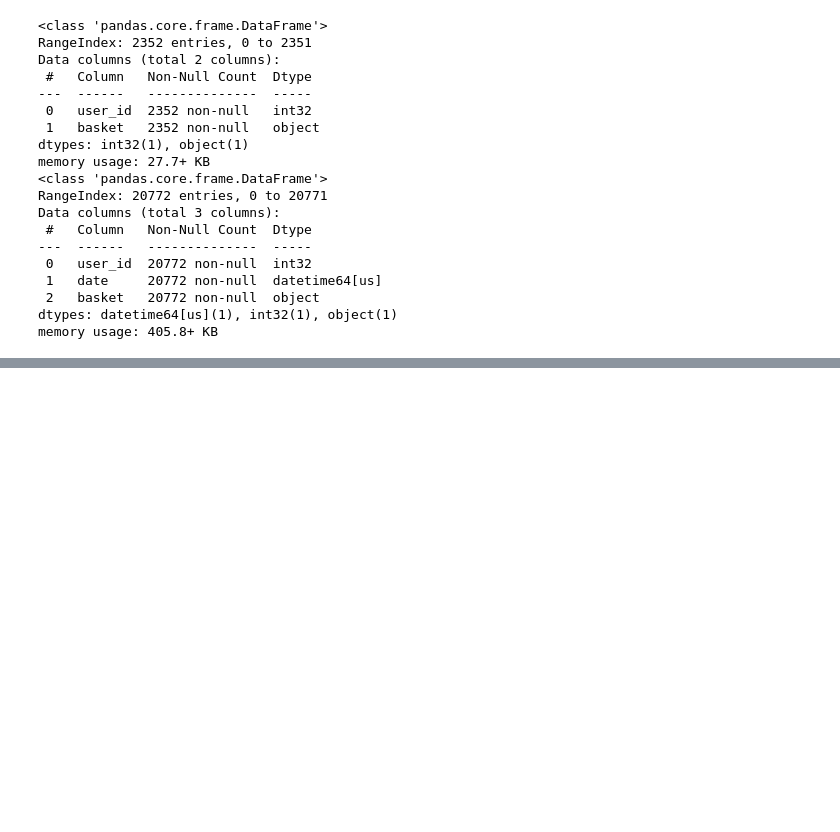
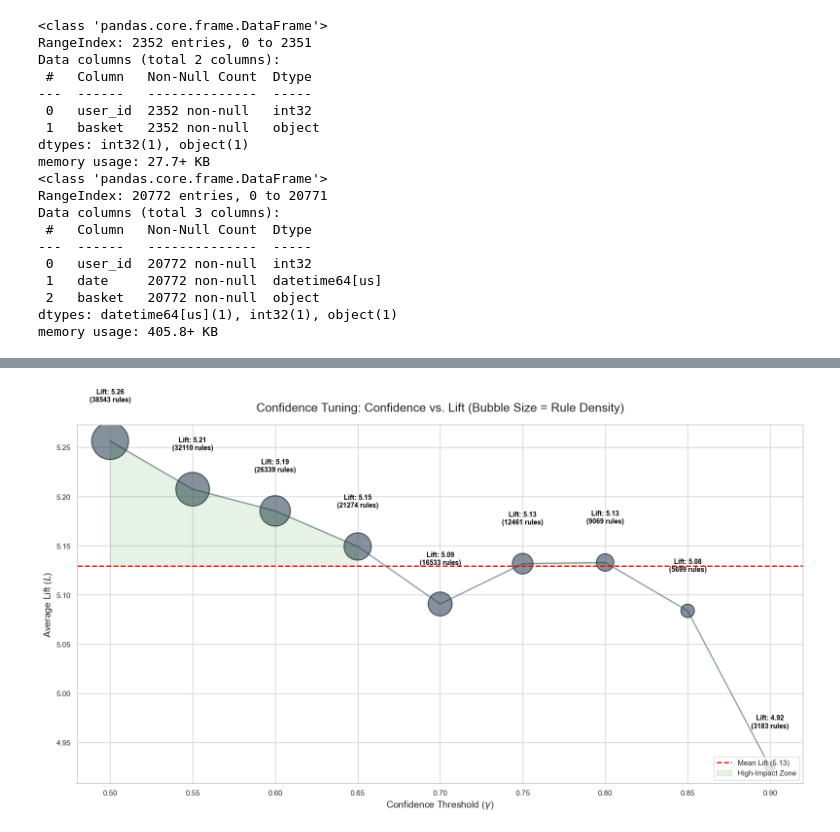
Before and after one commit to bhavik-knight/5580-dm-a3-association, a Jupyter notebook: code/02_apriori.ipynb, the cells around one changed output, grey strips where cells are left out. Saved outputs shown, nothing was run; the diff lists cells and outputs as text; code cells hidden in the pictures; blank space fills up the shorter version.

Commit message:
add: apriori - session hyperparameter tune completed; TODO for user

```diff
--- a/code/02_apriori.ipynb
+++ b/code/02_apriori.ipynb
@@ -86,7 +177,7 @@ import pandas as pd
 from utils import time_operation
 
 # Define the tuning grid
-support_levels = [0.05, 0.03, 0.02, 0.01]
+support_levels = [0.1, 0.5]
 confidence_levels = [0.5, 0.6, 0.7]
 tuning_results = []
 
@@ -110,5 +201,5 @@ for supp in support_levels:
 
 # Save tuning log for the report table
 df_apriori_log = pd.DataFrame(tuning_results)
-df_apriori_log.to_csv(results_dir / "apriori_tuning_log.csv", index=False)
+df_apriori_log.to_csv(results_dir / "apriori_session_tuning_log_1.csv", index=False)
 df_apriori_log
@@ -114,0 +351,67 @@ df_apriori_log
+# %%
+import seaborn as sns
+import matplotlib.pyplot as plt
+from mlxtend.frequent_patterns import association_rules
+import pandas as pd
+import numpy as np
+
+# 1. Generate the data points
+conf_range = np.arange(0.5, 0.91, 0.05)
+results = []
+
+for conf in conf_range:
+    rules = association_rules(frequent_itemsets_025, metric="confidence", min_threshold=conf)
+    if not rules.empty:
+        results.append({
+            "Confidence": round(conf, 2),
+            "Avg_Lift": rules['lift'].mean(),
+            "Rule_Count": len(rules)
+        })
+
+df_sens = pd.DataFrame(results)
+avg_lift_overall = df_sens['Avg_Lift'].mean()
+
+# 2. Plotting with Seaborn
+sns.set_theme(style="whitegrid")
+plt.figure(figsize=(16, 9))
+
+# Create Bubble Plot
+# Size is mapped to Rule_Count; sizes=(100, 2000) ensures bubbles are visible
+plot = sns.scatterplot(
+    data=df_sens,
+    x="Confidence",
+    y="Avg_Lift",
+    size="Rule_Count",
+    sizes=(200, 3000),
+    alpha=0.6,
+    color="#34495e",
+    edgecolor="black",
+    legend=False
+)
+
+# Connect the bubbles with a line to show the trend
+sns.lineplot(data=df_sens, x="Confidence", y="Avg_Lift", color="#2c3e50", linewidth=2, alpha=0.5)
+
+# Add Labels to each data point (Avg Lift)
+for i in range(df_sens.shape[0]):
+    plt.text(df_sens.Confidence[i], df_sens.Avg_Lift[i] + 0.04,
+             f"Lift: {df_sens.Avg_Lift[i]:.2f}\n({df_sens.Rule_Count[i]} rules)",
+             horizontalalignment='center', size='small', color='black', weight='semibold')
+
+# Add Horizontal Average Line (The "Half-way" cut)
+plt.axhline(avg_lift_overall, color='red', linestyle='--', linewidth=2, label=f'Mean Lift ({avg_lift_overall:.2f})')
+
+# Visual Shading for "High-Impact Zone"
+plt.fill_between(df_sens["Confidence"], df_sens["Avg_Lift"], avg_lift_overall,
+                 where=(df_sens["Avg_Lift"] >= avg_lift_overall), color='green', alpha=0.1, label='High-Impact Zone')
+
+plt.title('Confidence Tuning: Confidence vs. Lift (Bubble Size = Rule Density)', fontsize=18, pad=20)
+plt.xlabel(r'Confidence Threshold ($\gamma$)', fontsize=14)
+plt.ylabel(r'Average Lift ($L$)', fontsize=14)
+plt.legend(loc='lower right', frameon=True)
+
+# Tight layout and save
+plt.tight_layout()
+plt.savefig(results_dir / "apriori_session_bubble_confidence_tuning.pdf", dpi=300)
+# %% [output]
+[figure, added]
```
Also changed, not shown: parts of 25 cells of this notebook, 12 other files.
